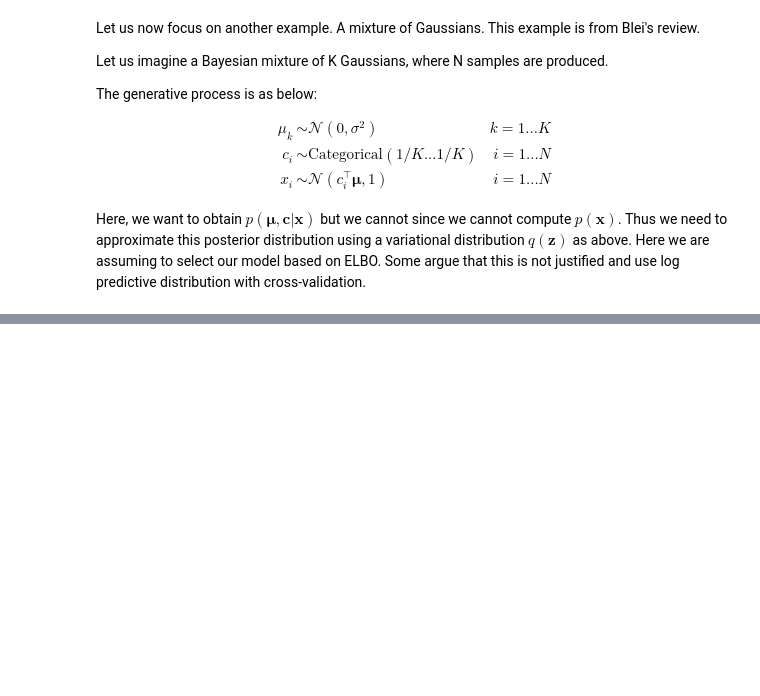
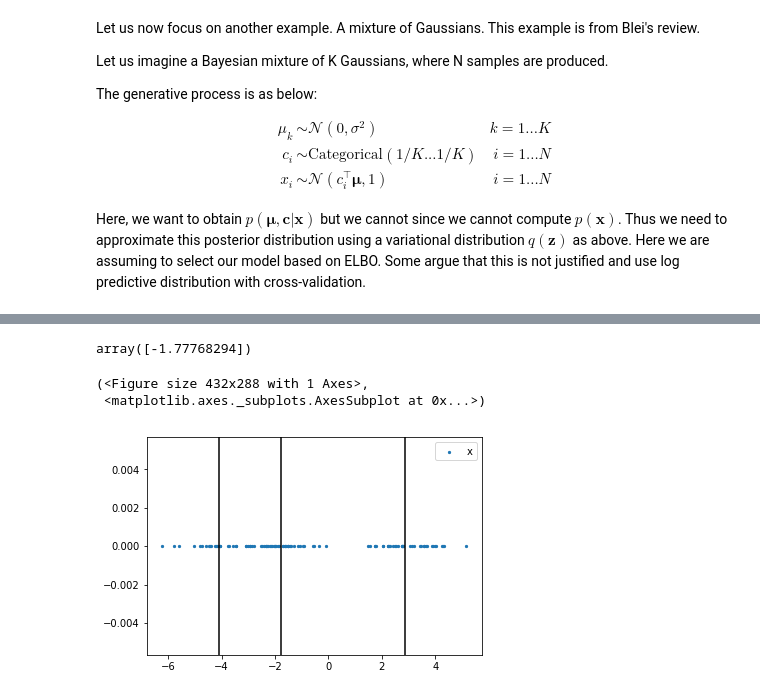
Before and after one commit to mbarsbey/Eigenfaces-basisfaces, a Jupyter notebook: variational-inference.ipynb, the cells around one changed output, grey strips where cells are left out. Saved outputs shown, nothing was run; the diff lists cells and outputs as text; code cells hidden in the pictures; blank space fills up the shorter version.

```diff
--- a/variational-inference.ipynb
+++ b/variational-inference.ipynb
@@ -173,0 +209,25 @@ VI can be sensitive to initialization. When optimizing with VI, it might sometim
+# %%
+import pandas as pd
+import numpy as np
+import matplotlib.pyplot as plt
+from scipy.stats import norm
+from scipy.stats import multinomial
+
+def plot_mog(x, means, N, title=""):
+    y = np.repeat(0, N)
+    fig, ax = plt.subplots()
+    ax.scatter(x, y, label="x", s=5)
+    ax.set_title(title)
+    for mean in means:
+        ax.axvline(mean, c="black")
+    ax.legend()
+    return fig, ax
+# %%
+mu_0 = 0
+sigma_0 = 5
+sigma_k = 1
+N = 100
+K = 3
+# %%
+#means = norm(mu_0, sigma_0).rvs(size=3)
+means = np.array([-1.77768294,  2.86416801, -4.07905112])
@@ -173,0 +236,19 @@ VI can be sensitive to initialization. When optimizing with VI, it might sometim
+# %%
+multi.rvs() @ means
+# %% [output]
+array([-1.77768294])
+# %%
+c = multinomial(n=1,p=np.repeat(1./K, K)).rvs(N)
+x = []
+for i in range(N):
+    c_i = c[i]
+    mu_k = c_i @ means
+    x_i = norm(mu_k, sigma_k).rvs()
+    x.append(x_i)
+x = np.array(x)
+# %%
+plot_mog(x,  means, N)
+# %% [output]
+(<Figure size 432x288 with 1 Axes>,
+ <matplotlib.axes._subplots.AxesSubplot at 0x...>)
+[figure, added]
```
Also changed, not shown: parts of 11 cells of this notebook.
